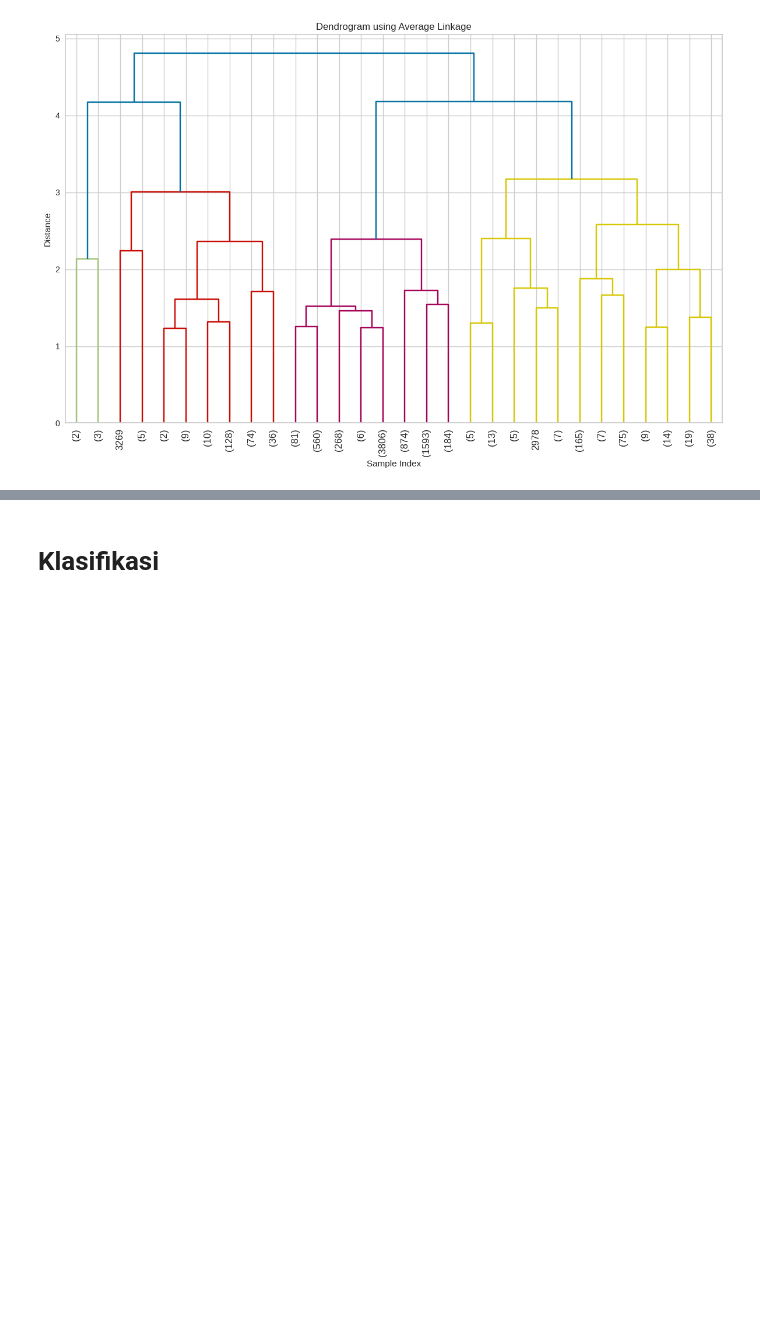
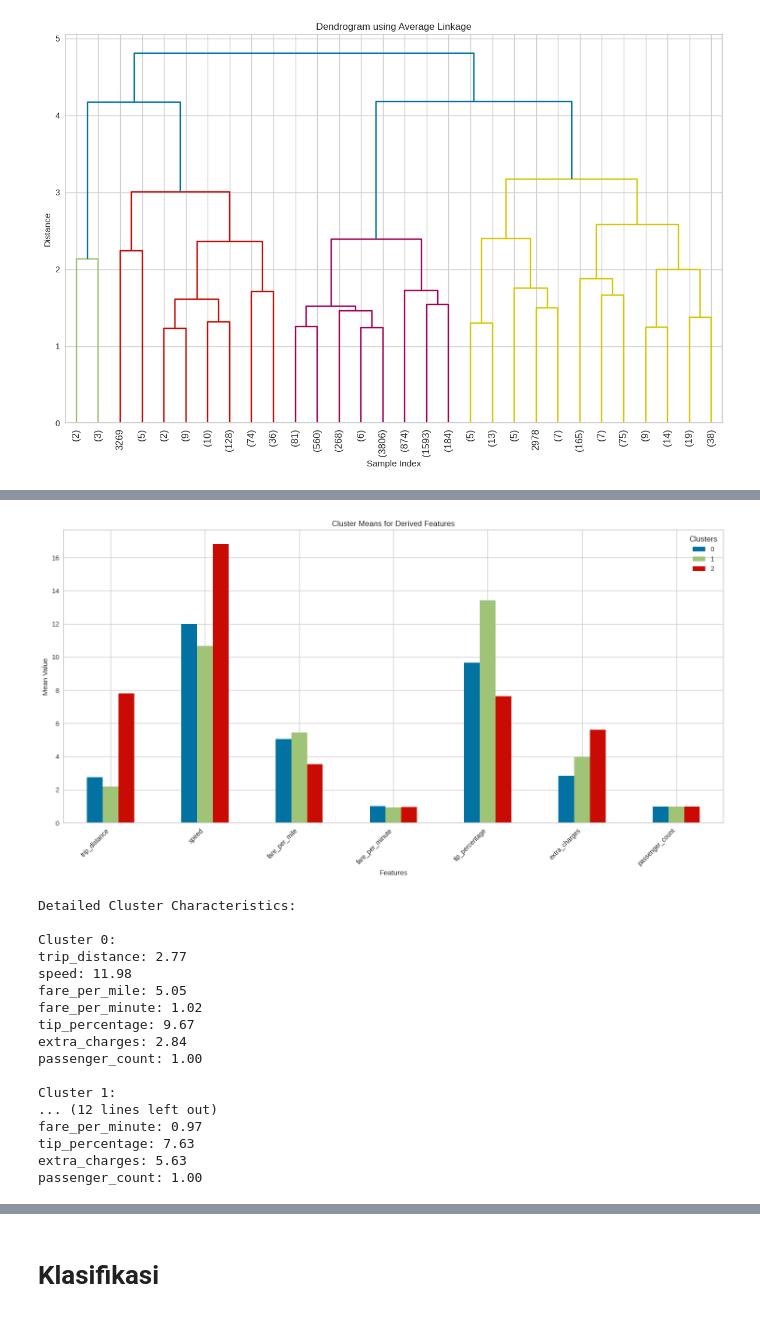
Before and after one commit to kasdead-4432/kasdead, a Jupyter notebook: final/kasdead_CarissaAlmiraYudiva.ipynb, the cells around one changed output, grey strips where cells are left out. Saved outputs shown, nothing was run; the diff lists cells and outputs as text; code cells hidden in the pictures; blank space fills up the shorter version.

```diff
--- a/final/kasdead_CarissaAlmiraYudiva.ipynb
+++ b/final/kasdead_CarissaAlmiraYudiva.ipynb
@@ -523,0 +563,49 @@ Cluster
+# %%
+features = [
+    'trip_distance',
+    'speed',
+    'fare_per_mile',
+    'fare_per_minute',
+    'tip_percentage',
+    'extra_charges',
+    'passenger_count'
+]
+
+cluster_means = df.groupby('Cluster')[features].mean()
+
+plt.figure(figsize=(15, 8))
+cluster_means.T.plot(kind='bar', ax=plt.gca())
+plt.title('Cluster Means for Derived Features')
+plt.xlabel('Features')
+plt.ylabel('Mean Value')
+plt.legend(title='Clusters')
+plt.xticks(rotation=45, ha='right')
+plt.grid(True, axis='y')
+plt.tight_layout()
+plt.show()
+
+print("\nDetailed Cluster Characteristics:")
+for cluster in cluster_means.index:
+    print(f"\nCluster {cluster}:")
+    for feature in features:
+        mean_val = cluster_means.loc[cluster, feature]
+        print(f"{feature}: {mean_val:.2f}")
+# %% [output]
+[figure, added]
+Detailed Cluster Characteristics:
+
+Cluster 0:
+trip_distance: 2.77
+speed: 11.98
+fare_per_mile: 5.05
+fare_per_minute: 1.02
+tip_percentage: 9.67
+extra_charges: 2.84
+passenger_count: 1.00
+
+Cluster 1:
+... (12 lines left out)
+fare_per_minute: 0.97
+tip_percentage: 7.63
+extra_charges: 5.63
+passenger_count: 1.00
```
Also changed, not shown: parts of 8 cells of this notebook.
